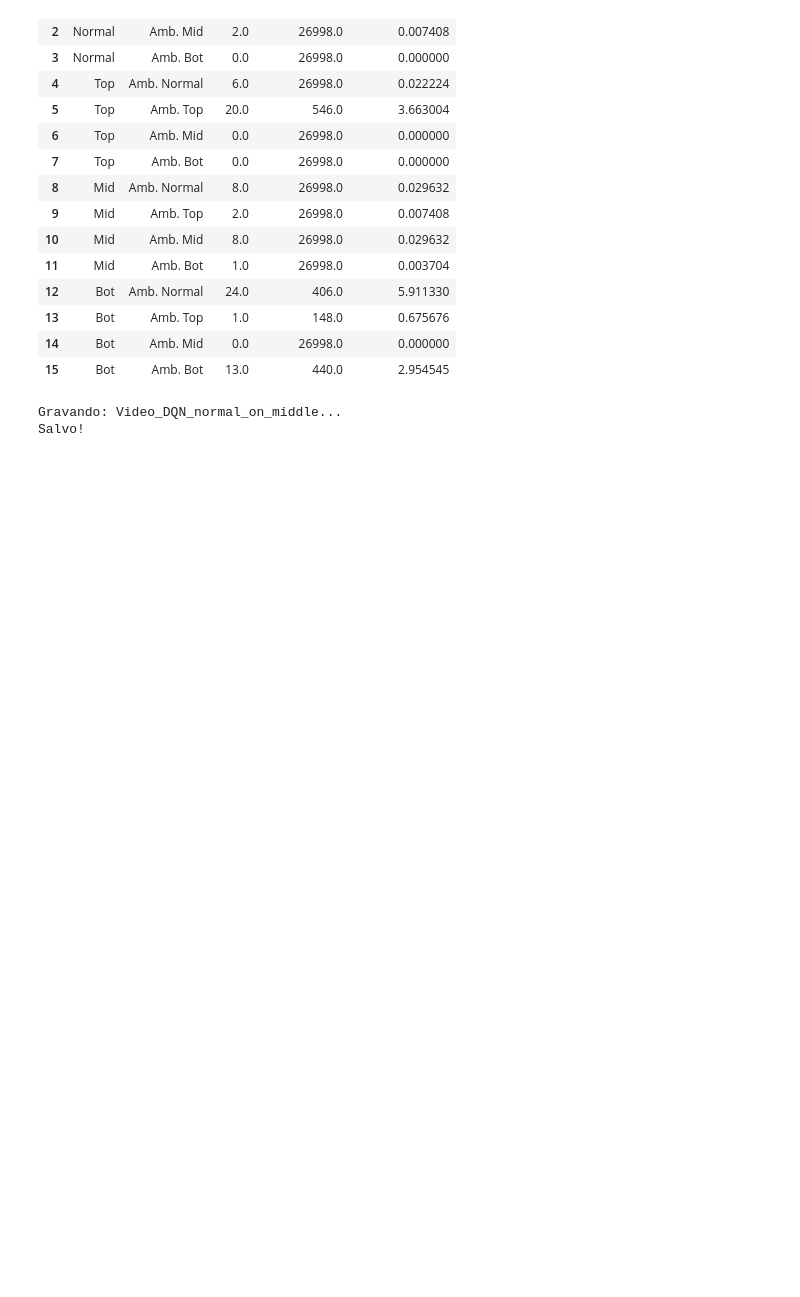
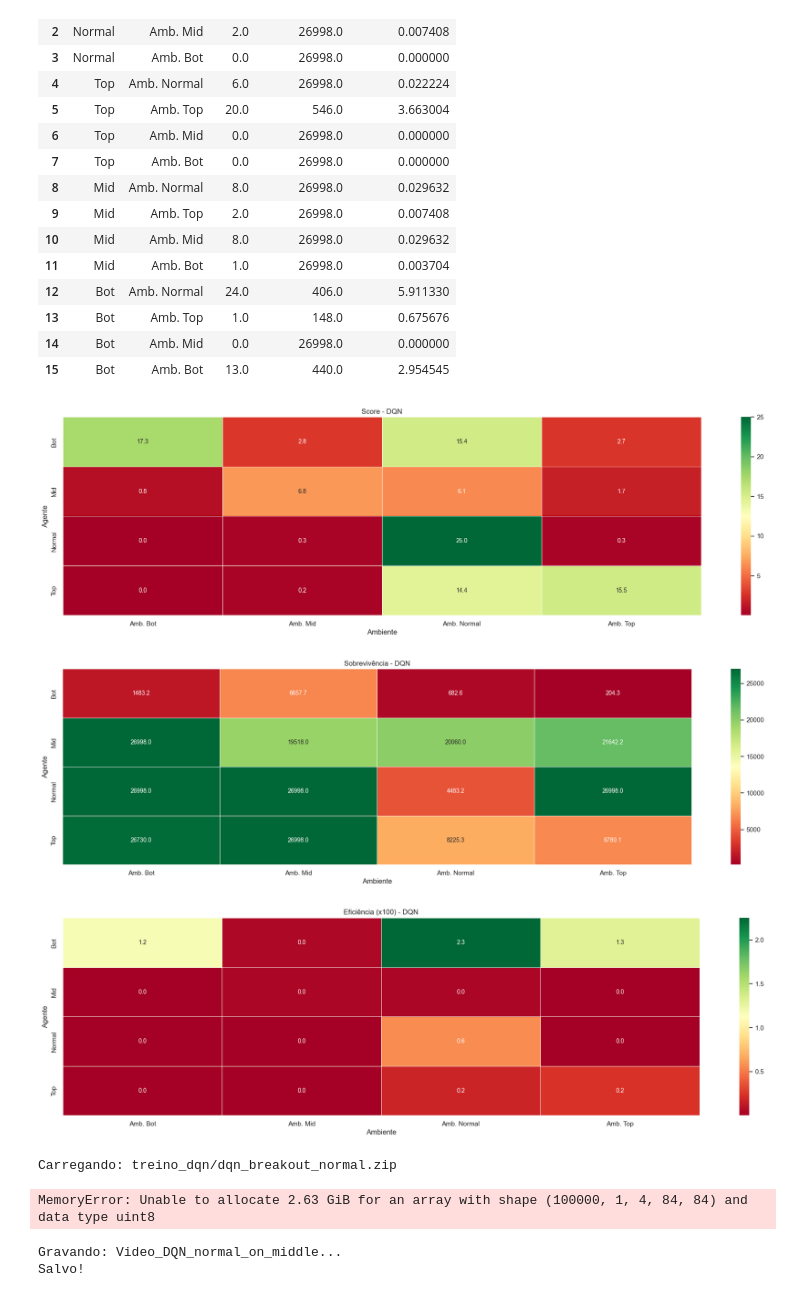
Before and after one commit to VitorBSP/BlurRL, a Jupyter notebook: analise_breakout_dqn.ipynb, the cells around one changed output. Saved outputs shown, nothing was run; the diff lists cells and outputs as text; code cells hidden in the pictures; blank space fills up the shorter version.

```diff
--- a/analise_breakout_dqn.ipynb
+++ b/analise_breakout_dqn.ipynb
@@ -573,3 +577,17 @@ df
 | 13 | Bot | Amb. Top | 1.0 | 148.0 | 0.675676 |
 | 14 | Bot | Amb. Mid | 0.0 | 26998.0 | 0.000000 |
 | 15 | Bot | Amb. Bot | 13.0 | 440.0 | 2.954545 |
+# %%
+metrics = ["Score", "Sobrevivência", "Eficiência (x100)"]
+
+
+for i, metric in enumerate(metrics):
+    pivot = df.pivot(index="Agente", columns="Ambiente", values=metric)
+    plt.subplots(figsize=(24, 6))
+    sns.heatmap(pivot, annot=True, fmt=".1f", cmap="RdYlGn", linewidths=.5)
+    plt.title(f"{metric} - DQN")
+    plt.show()
+# %% [output]
+[figure, added]
+[figure, added]
+[figure, added]
@@ -576,3 +702,19 @@ df
+# %%
+agente = 'normal'
+blur = False
+zone = 'middle'
+
+path = f"treino_dqn/dqn_breakout_{agente}"
+if not os.path.exists(path) and os.path.exists(path + ".zip"):
+    path += ".zip"
+print(f"Carregando: {path}")
+model = DQN.load(path)
+env = make_training_env(with_blur=blur, zone=zone, log_dir=None)
+visualize_attention(model, env, title=f"DQN {agente} no Ambiente")
+env.close()
+# %% [output]
+Carregando: treino_dqn/dqn_breakout_normal.zip
+MemoryError: Unable to allocate 2.63 GiB for an array with shape (100000, 1, 4, 84, 84) and data type uint8
 # %%
 # def record_video_run(algo_class, base_folder, agent_type, env_zone, blur=True):
 #     prefix = "dqn" if algo_class == DQN else "ppo"
```
Also changed, not shown: parts of 5 cells of this notebook, 23 other files.
